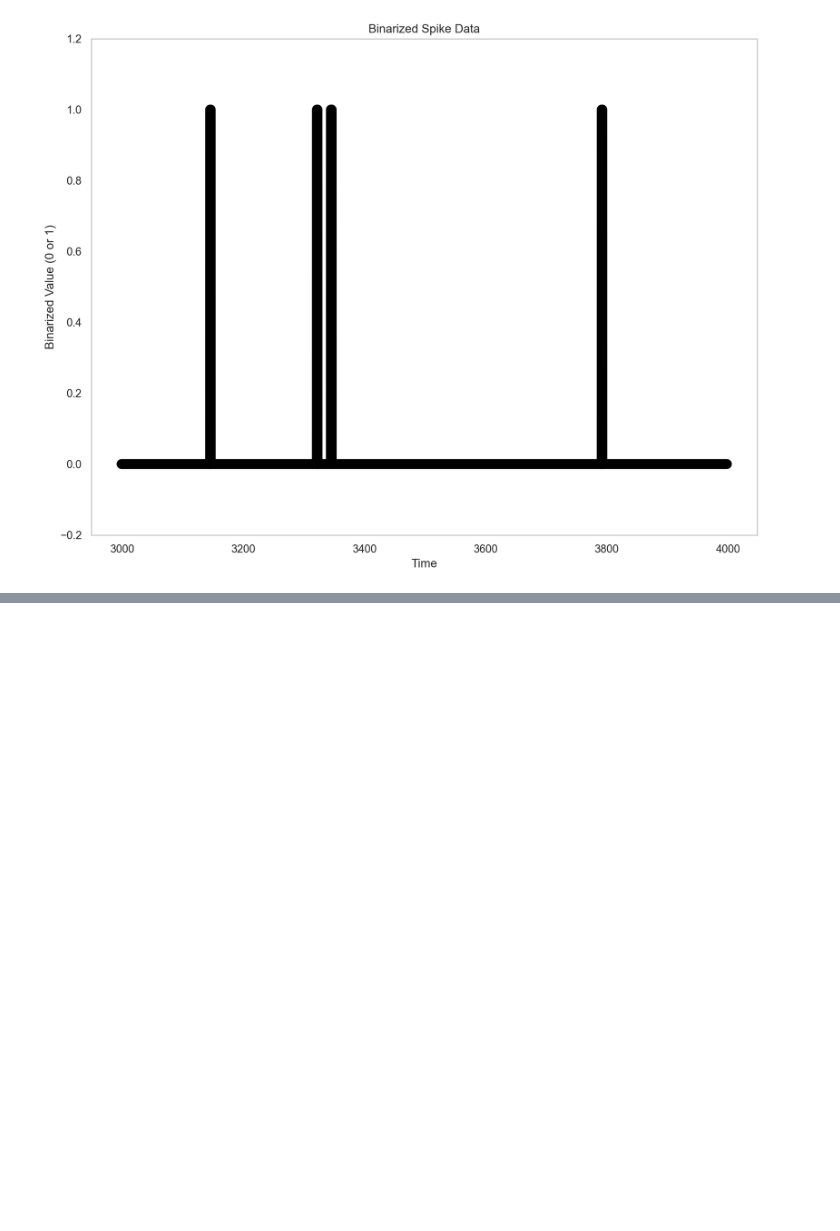
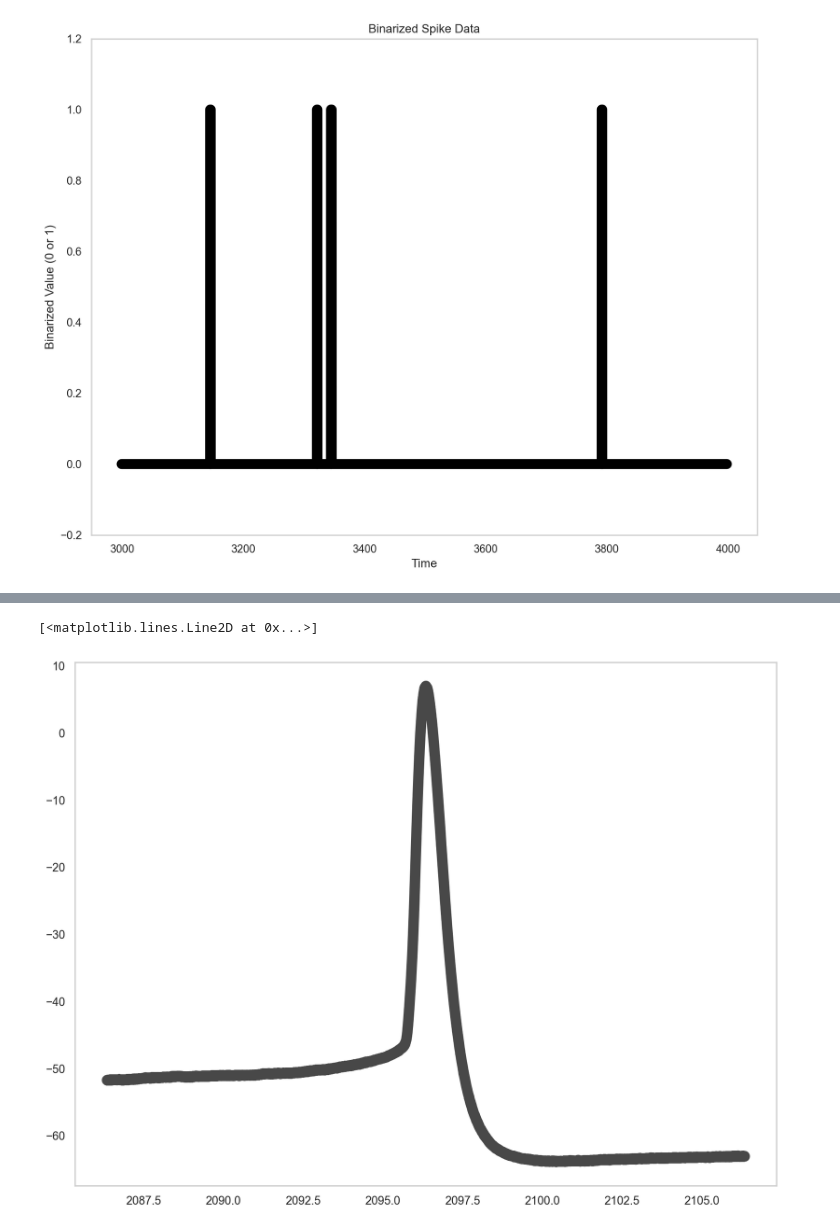
Before and after one commit to voytekresearch/spikewise, a Jupyter notebook: AP_empirical_paper1/AP_empirical_paper1_fig1.ipynb, the cells around one changed output, grey strips where cells are left out. Saved outputs shown, nothing was run; the diff lists cells and outputs as text; code cells hidden in the pictures; blank space fills up the shorter version.

```diff
--- a/AP_empirical_paper1/AP_empirical_paper1_fig1.ipynb
+++ b/AP_empirical_paper1/AP_empirical_paper1_fig1.ipynb
@@ -58,0 +109,26 @@ plt.show()
+# %%
+# helper functions
+
+# load sweeps
+def load_sweep(sweep_number):
+    # load sweep
+    dset = f['Sweep_' + str(sweep_number)]
+
+    # create array of time indices
+    convert_to_ms = (fs / 1000)
+    times = np.arange(0, np.shape(dset)[0]) / convert_to_ms # in ms instead of sec
+
+    return dset, times
+
+
+
+# find the spike times
+def find_spike_times(data, thresh_mv, thresh_ms):
+    # thresh_mv is the voltage threshold that needs to be crossed
+    # thresh_ms is how many ms each peak needs to be from the next
+
+    peaks = find_peaks(data, height=thresh_mv, distance=thresh_ms)
+    idx_spikes = peaks[0] # spike indices
+    amp_spikes = peaks[1]['peak_heights'] # spike amplitudes
+
+    return idx_spikes, amp_spikes
@@ -58,0 +184,5 @@ plt.show()
+# %%
+plt.plot(windowed_times, windowed_data, 'b', alpha = 0.8, linewidth = 10.,color='k')
+# %% [output]
+[<matplotlib.lines.Line2D at 0x...>]
+[figure, added]
```
Also changed, not shown: parts of 13 cells of this notebook, 2 other files.
